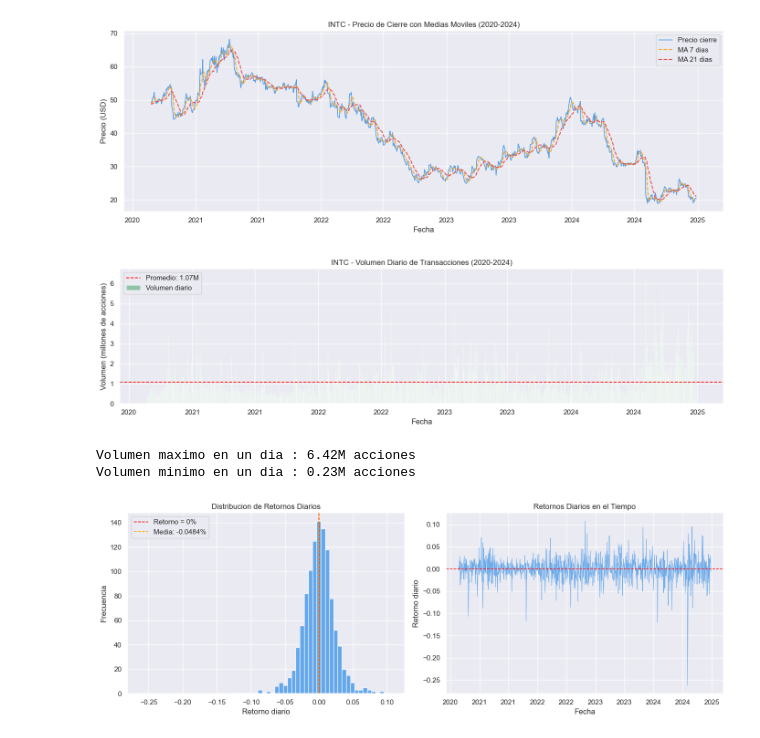
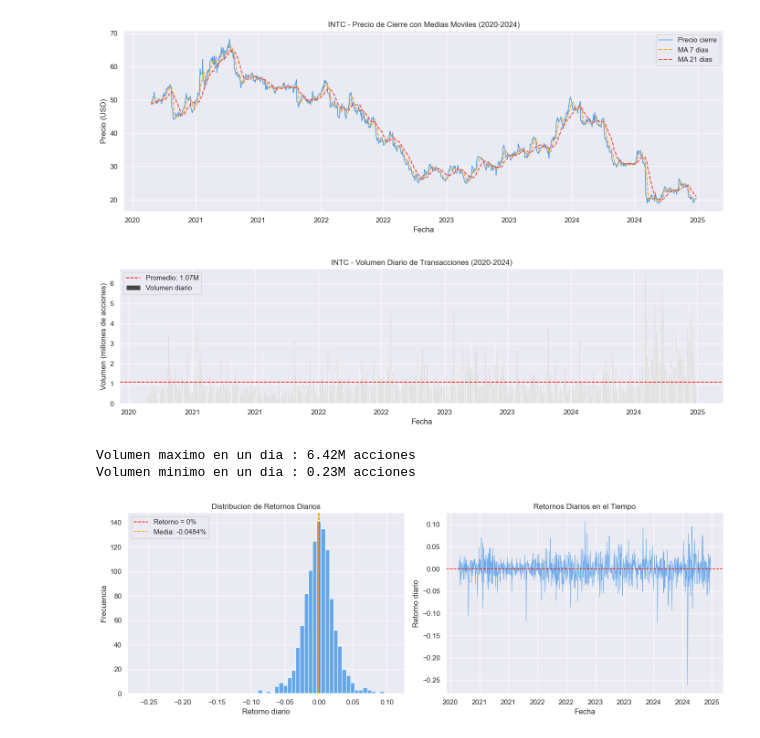
Before and after one commit to JhonERJ1/AprendizajeAutomatico-RegresionLineal, a Jupyter notebook: notebooks/intel_prediction.ipynb, the cells around one changed output. Saved outputs shown, nothing was run; the diff lists cells and outputs as text; code cells hidden in the pictures.

```diff
--- a/notebooks/intel_prediction.ipynb
+++ b/notebooks/intel_prediction.ipynb
@@ -244,17 +243,7 @@ Scaler guardado en /models/scaler.pkl
 #Aqui Empieza Oswaldo con el punto 2
 # %%
 # EDA | Gráficas analíticas del dataset
-# Importamos las librerias que necesitamos para el analisis visual
-# pandas y numpy ya estan cargados desde la parte anterior
-
-import matplotlib.pyplot as plt
 import matplotlib.dates as mdates
-import seaborn as sns
-import os
-
-# Ajustamos el estilo visual igual al que uso Jonathan
-sns.set_theme(style="darkgrid")
-plt.rcParams["figure.figsize"] = (14, 5)
 
 # Carpeta donde se van a guardar las graficas
 os.makedirs("../plots", exist_ok=True)
@@ -347,30 +336,30 @@ plt.show()
 # %%
 #Gráfica 2 — Volumen de transacciones
 # Volumen diario de INTC
 # Los picos de volumen suelen coincidir con noticias importantes
 # o con los reportes de resultados trimestrales de Intel
 
 fig, ax = plt.subplots(figsize=(14, 4))
 
 ax.bar(df.index, df["volume"] / 1_000_000,
-       color="#6AB187", alpha=0.7, width=1, label="Volumen diario")
+       color="#000000", alpha=0.7, width=1, label="Volumen diario")
 ax.axhline(df["volume"].mean() / 1_000_000, color="red", linestyle="--",
            linewidth=1.3, label=f"Promedio: {df['volume'].mean()/1e6:.2f}M")
 
 ax.set_title("INTC - Volumen Diario de Transacciones (2020-2024)")
 ax.set_xlabel("Fecha")
 ax.set_ylabel("Volumen (millones de acciones)")
 ax.legend()
 ax.xaxis.set_major_formatter(mdates.DateFormatter("%Y"))
 
 plt.tight_layout()
 plt.savefig("../plots/02_volumen.png", dpi=150)
 plt.show()
 
 print(f"Volumen maximo en un dia : {df['volume'].max()/1e6:.2f}M acciones")
 print(f"Volumen minimo en un dia : {df['volume'].min()/1e6:.2f}M acciones")
 # %% [output]
-[figure, old version]
+[figure, new version]
 Volumen maximo en un dia : 6.42M acciones
 Volumen minimo en un dia : 0.23M acciones
 # %%
```
Also changed, not shown: parts of 6 cells of this notebook.
